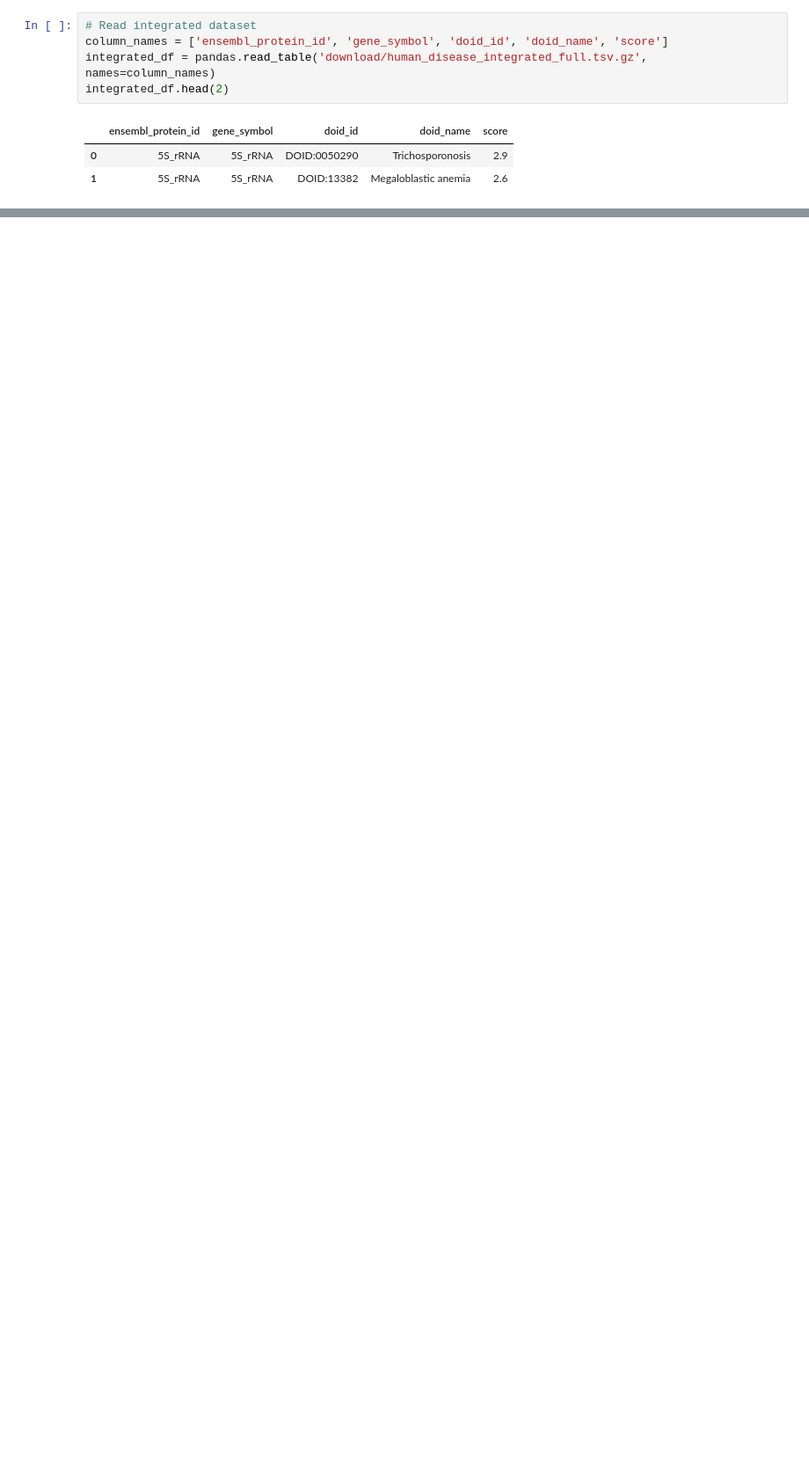
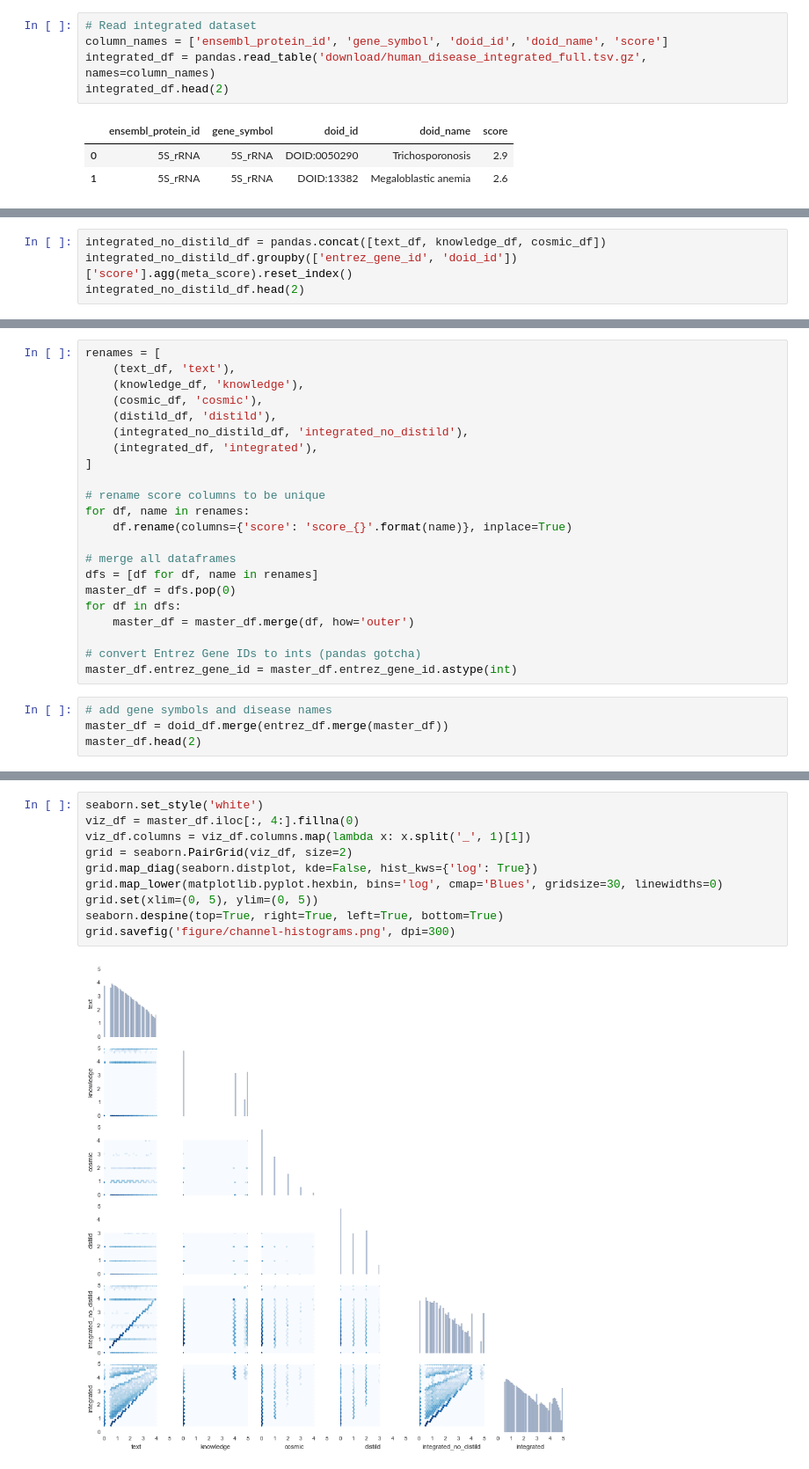
Before and after one commit to dhimmel/diseases, a Jupyter notebook: diseases.ipynb, the cells around one changed output, grey strips where cells are left out. Shown at 88% size. Cells and saved outputs as stored; diff of their text form; blank space fills up the shorter version.

Commit message:
Expanded to all channels

```diff
--- a/diseases.ipynb
+++ b/diseases.ipynb
@@ -89,0 +167,4 @@ integrated_df.head(2)
+# %%
+integrated_no_distild_df = pandas.concat([text_df, knowledge_df, cosmic_df])
+integrated_no_distild_df.groupby(['entrez_gene_id', 'doid_id'])['score'].agg(meta_score).reset_index()
+integrated_no_distild_df.head(2)
@@ -89,0 +177,26 @@ integrated_df.head(2)
+# %%
+renames = [
+    (text_df, 'text'),
+    (knowledge_df, 'knowledge'),
+    (cosmic_df, 'cosmic'),
+    (distild_df, 'distild'),
+    (integrated_no_distild_df, 'integrated_no_distild'),
+    (integrated_df, 'integrated'),
+]
+
+# rename score columns to be unique
+for df, name in renames:
+    df.rename(columns={'score': 'score_{}'.format(name)}, inplace=True)
+
+# merge all dataframes
+dfs = [df for df, name in renames]
+master_df = dfs.pop(0)
+for df in dfs:
+    master_df = master_df.merge(df, how='outer')
+
+# convert Entrez Gene IDs to ints (pandas gotcha)
+master_df.entrez_gene_id = master_df.entrez_gene_id.astype(int)
+# %%
+# add gene symbols and disease names
+master_df = doid_df.merge(entrez_df.merge(master_df))
+master_df.head(2)
@@ -89,0 +213,12 @@ integrated_df.head(2)
+# %%
+seaborn.set_style('white')
+viz_df = master_df.iloc[:, 4:].fillna(0)
+viz_df.columns = viz_df.columns.map(lambda x: x.split('_', 1)[1])
+grid = seaborn.PairGrid(viz_df, size=2)
+grid.map_diag(seaborn.distplot, kde=False, hist_kws={'log': True})
+grid.map_lower(matplotlib.pyplot.hexbin, bins='log', cmap='Blues', gridsize=30, linewidths=0)
+grid.set(xlim=(0, 5), ylim=(0, 5))
+seaborn.despine(top=True, right=True, left=True, bottom=True)
+grid.savefig('figure/channel-histograms.png', dpi=300)
+# %% [output]
+[figure, added]
```
Also changed, not shown: parts of 31 cells of this notebook, 4 other files.
